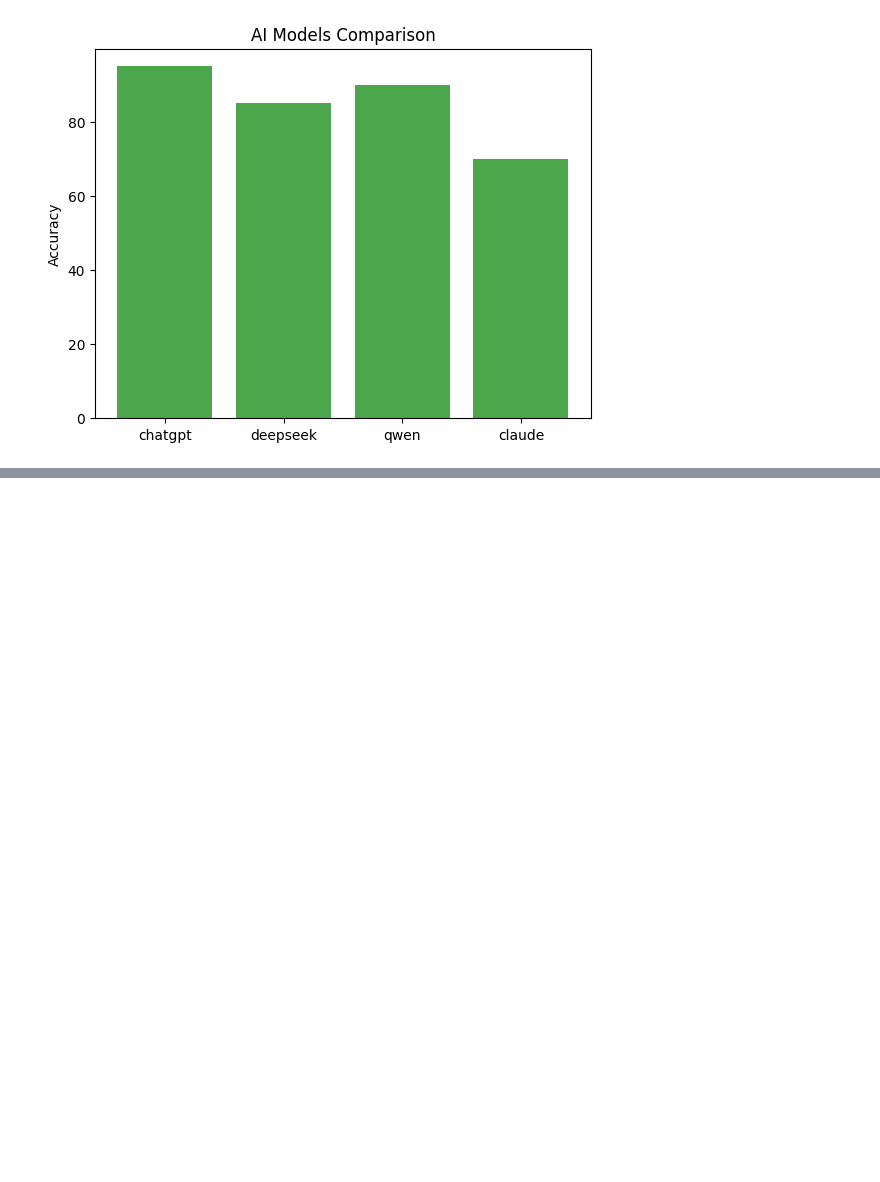
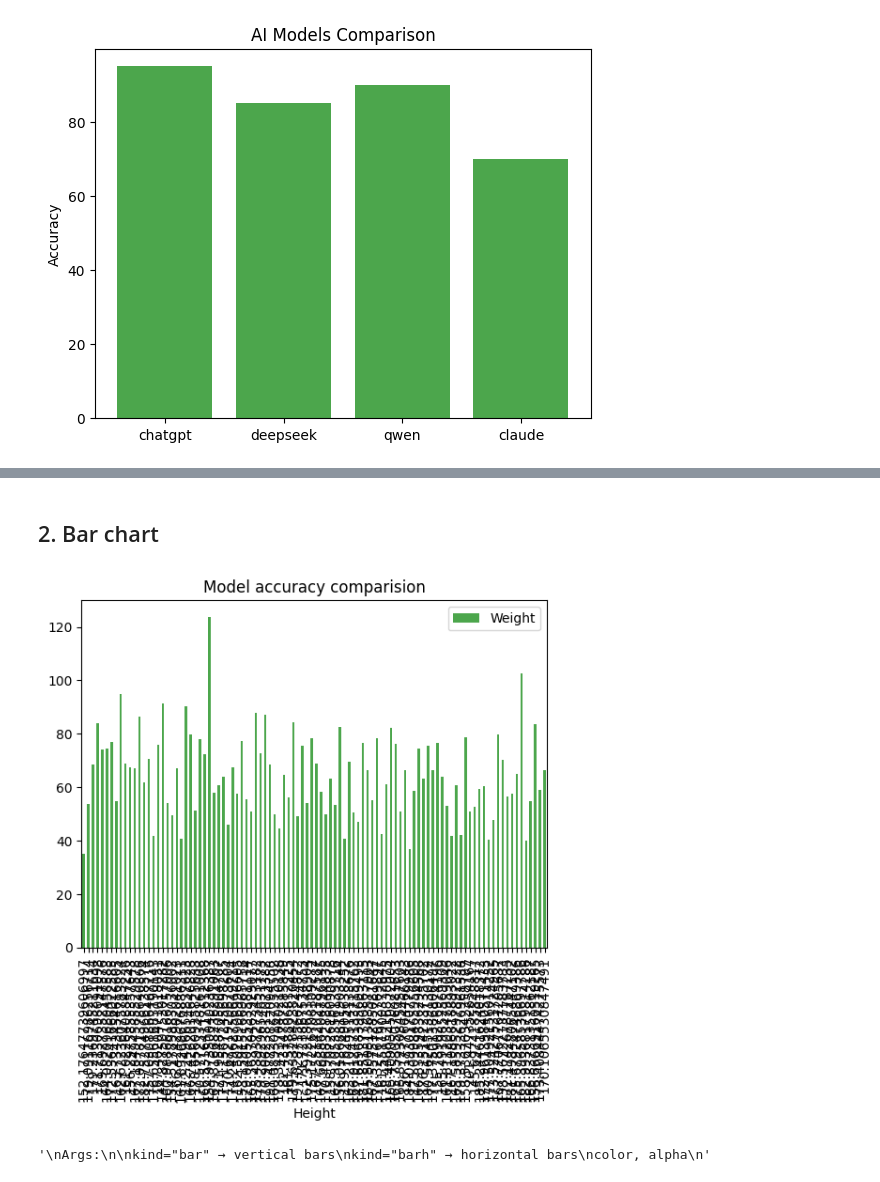
Before and after one commit to megabytis/applied-ML-notebooks, a Jupyter notebook: MatplotLib/notes.ipynb, the cells around one changed output, grey strips where cells are left out. Saved outputs shown, nothing was run; the diff lists cells and outputs as text; code cells hidden in the pictures; blank space fills up the shorter version.

```diff
--- a/MatplotLib/notes.ipynb
+++ b/MatplotLib/notes.ipynb
@@ -210,0 +250,17 @@ fig, ax = plt.subplots() → preferred way in ML notebooks
+# %% [markdown]
+## 2. Bar chart
+# %%
+df.plot(x="Height", y="Weight", kind="bar", color="green", alpha=0.7)
+plt.title("Model accuracy comparision")
+plt.show()
+
+'''
+Args:
+
+kind="bar" → vertical bars
+kind="barh" → horizontal bars
+color, alpha
+'''
+# %% [output]
+[figure, added]
+'\nArgs:\n\nkind="bar" → vertical bars\nkind="barh" → horizontal bars\ncolor, alpha\n'
```
Also changed, not shown: parts of 24 cells of this notebook.
